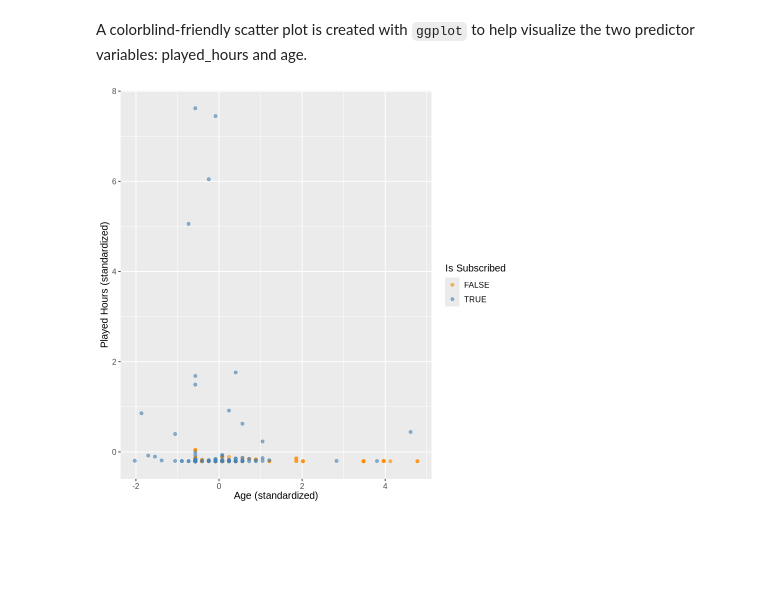
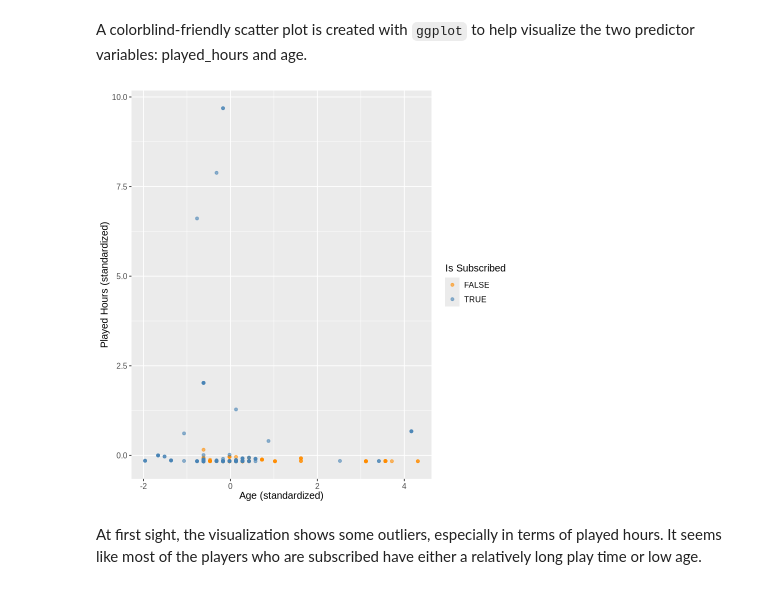
Before and after one commit to anasha02/dsci-100-2025s-project, a Jupyter notebook: Project.ipynb, the cells around one changed output. Cells and saved outputs as stored; diff of their text form; code cells hidden in the pictures; blank space fills up the shorter version.

Commit message:
add data splits

```diff
--- a/Project.ipynb
+++ b/Project.ipynb
@@ -97,7 +120,7 @@ players_data <- players_data |> drop_na()
 # %% [markdown]
 To prepare the data for analysis, the values should also be standardized by scaling with `step_scale` and centering with `step_center`.
 # %%
-std_recipe <- recipe(is_subscribed ~ ., data = players_data) |>
+std_recipe <- recipe(is_subscribed ~ ., data = players_train) |>
     step_scale(all_predictors()) |>
     step_center(all_predictors()) |>
     prep()
@@ -121,8 +144,8 @@ predictor: 2
 
 • Centering for: played_hours and age | Trained
 # %%
-players_data <- bake(std_recipe, players_data)
-head(players_data)
+players_train <- bake(std_recipe, players_train)
+head(players_train)
 # %% [output]
 A tibble: 6 × 3
 | played_hours | age | is_subscribed |
@@ -153,7 +176,7 @@ A tibble: 2 × 3
 The results show that there is class imabalnce in the dataset as subscribed players are found much more often than unsubscribed players. To get around this issue, the rarer class, unsubscribed players, will be oversampled by replicating the observations.
 # %%
 library(themis)
-ups_recipe <- recipe (is_subscribed ~ ., data = players_data) |>
+ups_recipe <- recipe (is_subscribed ~ ., data = players_train) |>
     step_upsample(is_subscribed, over_ratio = 1, skip = FALSE) |>
     prep()
 ups_recipe
@@ -176,9 +199,10 @@ predictor: 2
 
 • Up-sampling based on: is_subscribed | Trained
 # %%
-players_data <- bake(ups_recipe, players_data)
-num_obs <- nrow(players_data)
-players_data |>
+players_train <- bake(ups_recipe, players_train)
+
+num_obs <- nrow(players_train)
+players_train |>
     group_by(is_subscribed) |>
     summarize(
         count = n(),
@@ -195,13 +219,15 @@ A tibble: 2 × 3
 # %% [markdown]
 A colorblind-friendly scatter plot is created with `ggplot` to help visualize the two predictor variables: played_hours and age.
 # %%
-hours_age_plot <- ggplot(players_data, aes(x = age, y = played_hours, color = is_subscribed)) +
+hours_age_plot <- ggplot(players_train, aes(x = age, y = played_hours, color = is_subscribed)) +
     geom_point(alpha = 0.6) +
     labs(x = "Age (standardized)",
          y = "Played Hours (standardized)",
          color = "Is Subscribed") +
     scale_color_manual(values = c("darkorange", "steelblue")) +
     theme(text = element_text(size = 12))
 hours_age_plot
 # %% [output]
-[figure, old version]
+[figure, new version]
+# %% [markdown]
+At first sight, the visualization shows some outliers, especially in terms of played hours. It seems like most of the players who are subscribed have either a relatively long play time or low age.
```
Also changed, not shown: parts of 6 cells of this notebook.
